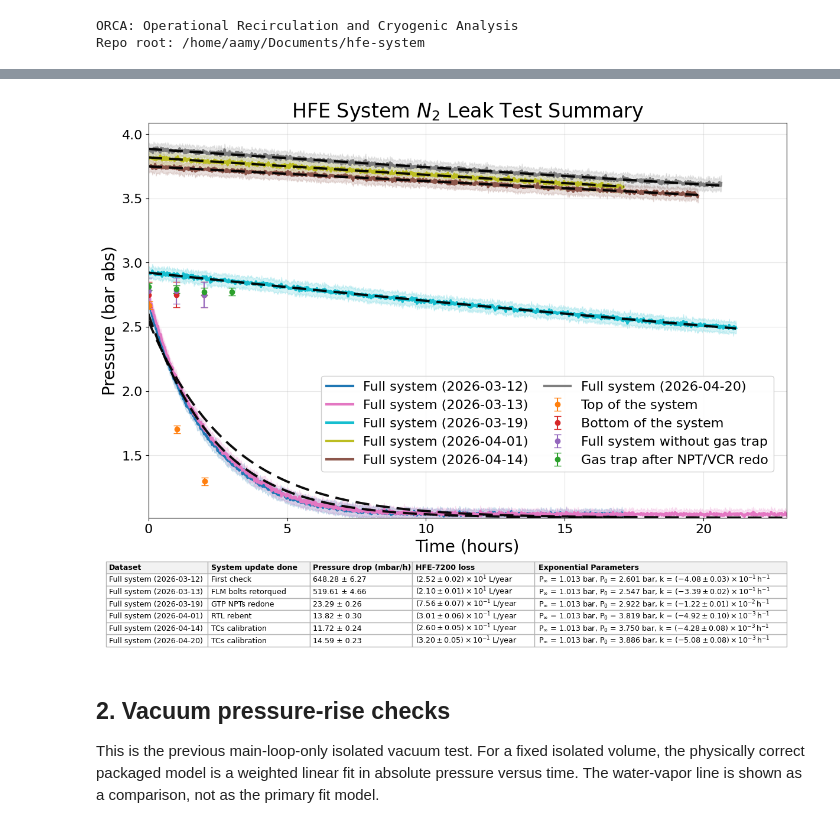
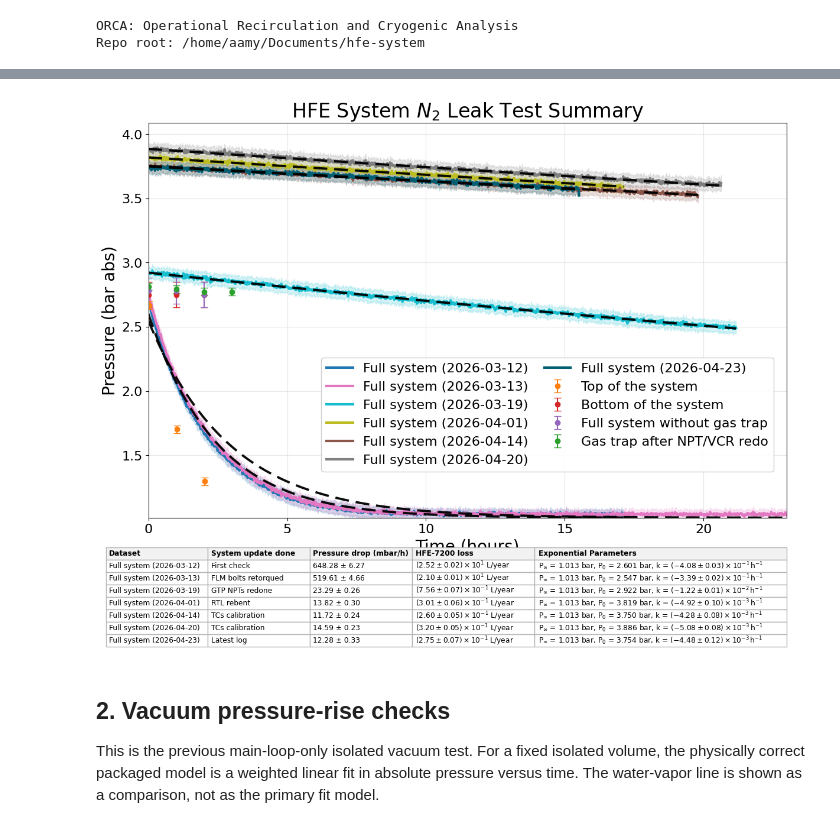
Before and after one commit to Pocar-Lab/hfe-system, a Jupyter notebook: analysis/notebooks/leak_checks.ipynb, the cells around one changed output, grey strips where cells are left out. Saved outputs shown, nothing was run; the diff lists cells and outputs as text; code cells hidden in the pictures.

```diff
--- a/analysis/notebooks/leak_checks.ipynb
+++ b/analysis/notebooks/leak_checks.ipynb
@@ -54,6 +54,8 @@ APRIL_14_SOURCE_LOG = RAW_DIR / 'leak_test' / 'log_20260414_173423.csv'
 APRIL_14_POST_PEAK_LOG = REPO_ROOT / 'data' / 'processed' / 'leak_test' / 'log_20260414_decay.csv'
 APRIL_20_SOURCE_LOG = RAW_DIR / 'log_20260420_125040.csv'
 APRIL_20_POST_PEAK_LOG = REPO_ROOT / 'data' / 'processed' / 'leak_test' / 'log_20260420_decay.csv'
+APRIL_23_SOURCE_LOG = RAW_DIR / 'leak_test' / 'log_20260423_172104.csv'
+APRIL_23_POST_PEAK_LOG = REPO_ROOT / 'data' / 'processed' / 'leak_test' / 'log_20260423_decay.csv'
 MARCH_13_SOURCE_LOG = RAW_DIR / 'leak_test' / 'log_20260313_145244.csv'
 MARCH_13_POST_PEAK_LOG = REPO_ROOT / 'data' / 'processed' / 'leak_test' / 'log_20260313_decay.csv'
 
@@ -85,7 +87,7 @@ def export_system_log_slice(frame, output_path):
 
 
 def build_post_peak_system_log(source_path, output_path, *, pressure_column=leak_tools.PRESSURE_ABS_COLUMN):
-    frame = pd.read_csv(source_path).dropna(subset=[leak_tools.TIME_COLUMN, pressure_column]).copy()
+    frame = pd.read_csv(source_path, comment='#').dropna(subset=[leak_tools.TIME_COLUMN, pressure_column]).copy()
     peak_index = int(pd.to_numeric(frame[pressure_column], errors='coerce').idxmax())
     return export_system_log_slice(frame.iloc[peak_index:].copy(), output_path)
 
@@ -95,6 +97,7 @@ build_post_peak_system_log(MARCH_13_SOURCE_LOG, MARCH_13_POST_PEAK_LOG)
 build_post_peak_system_log(APRIL_01_SOURCE_LOG, APRIL_01_POST_PEAK_LOG)
 build_post_peak_system_log(APRIL_14_SOURCE_LOG, APRIL_14_POST_PEAK_LOG)
 build_post_peak_system_log(APRIL_20_SOURCE_LOG, APRIL_20_POST_PEAK_LOG)
+build_post_peak_system_log(APRIL_23_SOURCE_LOG, APRIL_23_POST_PEAK_LOG)
 
 SYSTEM_PRESSURE_LOGS = [
     RAW_DIR / 'leak_test' / 'log_20260311_114721.csv',
@@ -104,6 +107,7 @@ SYSTEM_PRESSURE_LOGS = [
     APRIL_01_POST_PEAK_LOG,
     APRIL_14_POST_PEAK_LOG,
     APRIL_20_POST_PEAK_LOG,
+    APRIL_23_POST_PEAK_LOG,
 ]
 
 system_results = [leak_tools.analyze_system_pressure_log(path) for path in SYSTEM_PRESSURE_LOGS]
@@ -151,6 +157,7 @@ post_fix_system_result = system_result_by_log_file['log_20260319_post_peak_after
 april_01_summary_result = system_result_by_log_file['log_20260401_decay.csv']
 april_14_summary_result = system_result_by_log_file['log_20260414_decay.csv']
 april_20_summary_result = system_result_by_log_file['log_20260420_decay.csv']
+april_23_summary_result = system_result_by_log_file['log_20260423_decay.csv']
 
 
 def format_scientific_pm(value, error, *, precision=2):
@@ -280,11 +287,11 @@ def plot_system_pressure_summary(traces, *, title, fit_table_rows=None, source_n
             ],
             cellLoc='left',
             colLoc='left',
-            bbox=(0.0, 0.02, 1.0, 0.72),
+            bbox=(0.0, 0.02, 1.0, 0.84),
             colWidths=[0.15, 0.15, 0.15, 0.18, 0.37],
         )
         table.auto_set_font_size(False)
-        table.set_fontsize(9.1)
+        table.set_fontsize(8.8)
         table.scale(1.0, 1.55)
         for (row, col), cell in table.get_celld().items():
             cell.set_edgecolor('0.7')
@@ -343,6 +350,11 @@ system_summary_traces = [
         'color': 'tab:gray',
         'line_label': 'Full system (2026-04-20)',
     },
+    {
+        'result': april_23_summary_result,
+        'color': '#005f73',
+        'line_label': 'Full system (2026-04-23)',
+    },
 ]
 
 fig, axis = plot_system_pressure_summary(
@@ -355,6 +367,7 @@ fig, axis = plot_system_pressure_summary(
         system_fit_row('Full system (2026-04-01)', april_01_summary_result, 'RTL rebent'),
         system_fit_row('Full system (2026-04-14)', april_14_summary_result, 'TCs calibration'),
         system_fit_row('Full system (2026-04-20)', april_20_summary_result, 'TCs calibration'),
+        system_fit_row('Full system (2026-04-23)', april_23_summary_result, 'Latest log'),
     ],
 )
 
@@ -441,34 +454,34 @@ axis.errorbar(
     gas_trap_pressure_bar_abs,
     yerr=gas_trap_sigma_bar,
     fmt='o',
     capsize=4,
     color='tab:green',
     label='Gas trap after NPT/VCR redo',
 )
 
 current_xmin, current_xmax = axis.get_xlim()
 current_ymin, current_ymax = axis.get_ylim()
 y_measurement_max = max(
     float(np.max(top_system_pressure_bar_abs + top_system_sigma_bar)),
     float(np.max(bottom_system_pressure_bar_abs + bottom_system_sigma_bar)),
     float(np.max(full_system_no_gas_trap_pressure_bar_abs + full_system_no_gas_trap_sigma_bar)),
     float(np.max(gas_trap_pressure_bar_abs + gas_trap_sigma_bar)),
 )
 axis.set_xlim(current_xmin, max(current_xmax, float(gas_trap_time_h[-1])))
 axis.set_ylim(current_ymin, max(current_ymax, y_measurement_max) + 0.03)
 axis.legend(
     loc='lower right',
     bbox_to_anchor=(0.99, 0.1),
     fontsize=16,
     framealpha=0.95,
     ncol=2,
     columnspacing=1.2,
 )
 
 display(fig)
 plt.close(fig)
 # %% [output]
-[figure, old version]
+[figure, new version]
 # %% [markdown]
 ## 2. Vacuum pressure-rise checks
 
```
Also changed, not shown: parts of 3 cells of this notebook, 13 other files.
